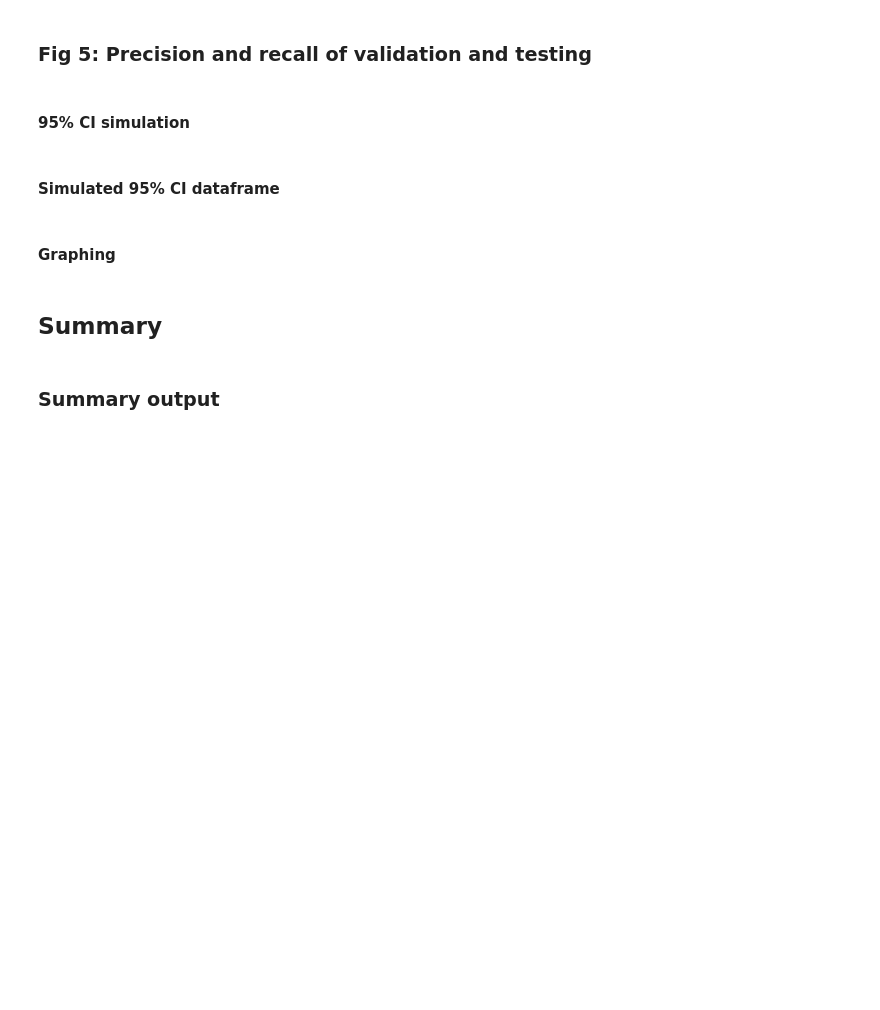
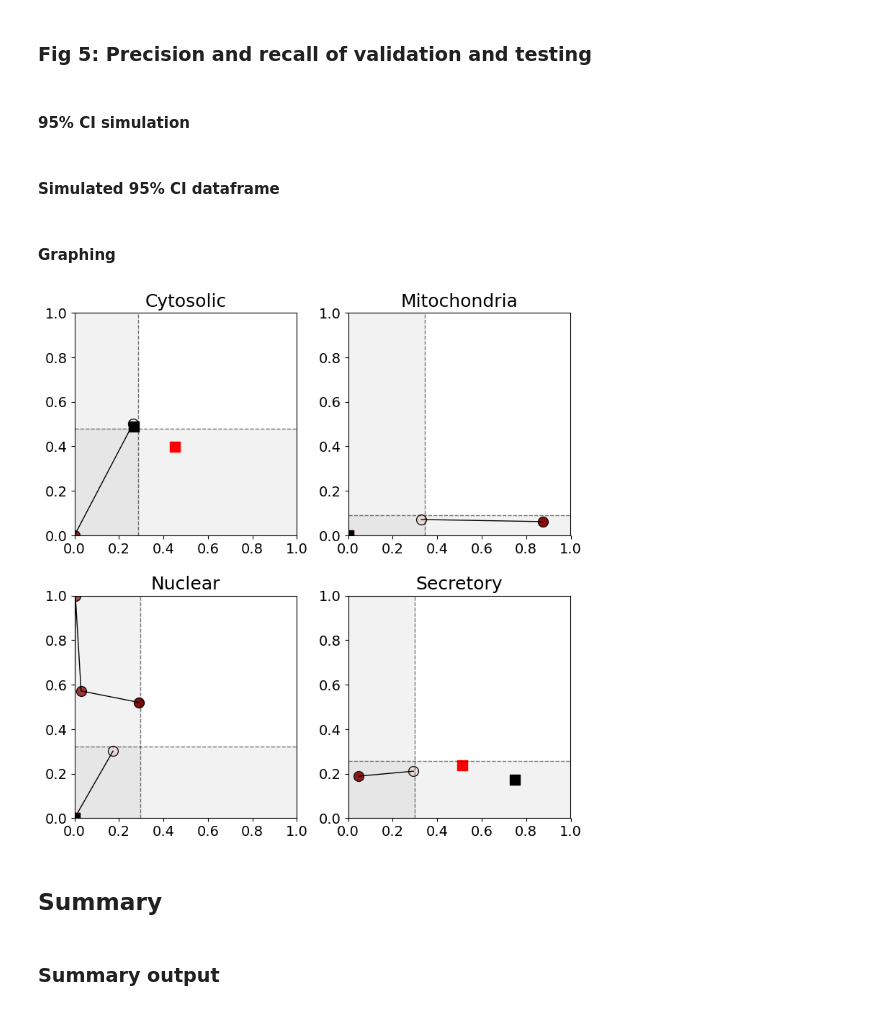
Before and after one commit to VacantiLab/ProteinLocalization, a Jupyter notebook: Pytorch model localization prediction customNN NV.ipynb, the cells around one changed output. Saved outputs shown, nothing was run; the diff lists cells and outputs as text; code cells hidden in the pictures; blank space fills up the shorter version.

```diff
--- a/Pytorch model localization prediction customNN NV.ipynb
+++ b/Pytorch model localization prediction customNN NV.ipynb
@@ -1463,7 +1353,16 @@ exp_lr_scheduler = lr_scheduler.CosineAnnealingWarmRestarts(optimizer, T_0=50, T
+# %%
+with open('progress.txt', 'w') as file:
+    # Write some text to the file
+    file.write('starting epoch log' + '\n')
+
+for i in range(0,4):
+    with open('progress.txt', 'a') as file:
+        # Write some text to the file
+        file.write('finished epoch: ' + str(i) + '\n')
 # %% [markdown]
 ### Run the model
 # %%
-epochs = 4000
+epochs = 10
 early_stop_patience = epochs
 
 
@@ -1509,6 +1408,11 @@ current_lr = Learner_rate
 # Initialize early stopping
 early_stopping = EarlyStopping(patience=early_stop_patience, min_delta=0.0001, verbose=True)
 
+# Create the file to log the epoch progress
+with open('progress.txt', 'w') as file:
+    # Write some text to the file
+    file.write('starting epoch log' + '\n')
+
 # epochs
 for t in range(epochs+1):
 
@@ -1533,6 +1437,13 @@ for t in range(epochs+1):
 
     Epoch = t
     print(f"{str(Epoch):>5s}{train_loss:>13f}{val_loss:>11f}{train_accuracy:>16f}{val_accuracy:>14f}{current_lr:>16f}")
+
+    # Append epoch progress to the progress file
+    with open('progress.txt', 'a') as file:
+        # Write some text to the file
+        file.write('finished epoch: ' + str(t) + '\n')
+
+
     PerformanceDF.loc[t,:]=[Epoch,train_loss,val_loss,train_accuracy,val_accuracy]
     for i in range(4):
         PrecisionRecallDF.loc[index]=[Epoch, i, precision[i], recall[i]]
@@ -1962,36 +1915,38 @@ for i, ax in enumerate(axes.flatten()):
     #ax.set_xlabel('Recall (Sensitivity)',fontsize=FontSizeBig)
     #ax.set_ylabel('Precision\n(Positive Predictive Value)',fontsize=FontSizeBig)
     ax.set_xlabel('')
     ax.set_ylabel('')
 
     ax.grid(False)
 
     # Add in a scatter dot to label the precision and recall of testing set
     ax.scatter(J_recall[i], J_precision[i], s=100, color='red', edgecolors='red', linewidths=1, marker='s')
     ax.scatter(M_recall[i], M_precision[i], s=100, color='black', edgecolors='black', linewidths=1, marker='s')
 
     # Create custom legend handles
-    krug_handle = mlines.Line2D([], [], color=colormaps[i](0.5), marker='o', linestyle='None', markersize=10, label='Krug validation set')
-    johansson_handle = mlines.Line2D([], [], color='red', marker='s', linestyle='None', markersize=10, label='Johansson test set')
-    mertins_handle = mlines.Line2D([], [], color='black', marker='s', linestyle='None', markersize=10, label='Mertins test set')
+    #krug_handle = mlines.Line2D([], [], color=colormaps[i](0.5), marker='o', linestyle='None', markersize=10, label='Krug validation set')
+    #johansson_handle = mlines.Line2D([], [], color='red', marker='s', linestyle='None', markersize=10, label='Johansson test set')
+    #mertins_handle = mlines.Line2D([], [], color='black', marker='s', linestyle='None', markersize=10, label='Mertins test set')
 
     # Add a legend
     #ax.legend(handles=[krug_handle, johansson_handle, mertins_handle], loc='upper right',fontsize=FontSizeSmall)
 
     # Set tick mark label font size
     ax.tick_params(axis='both', which='major', labelsize=14)
 
     # Set aspect ratio to be equal (make x and y axes equal length)
     ax.set_aspect('equal', adjustable='box')
 
     # Set tick marks to be every 0.2 units
     ax.xaxis.set_major_locator(MultipleLocator(0.2))
     ax.yaxis.set_major_locator(MultipleLocator(0.2))
 
 plt.tight_layout()
 plt.show()
 
 figure5 = fig.savefig(figure_folder_path + f'figure5_precision_recall_{Run_Name}_{Time_Stamp}.png')
+# %% [output]
+[figure, added]
 # %% [markdown]
 ## Summary
 # %% [markdown]
```
Also changed, not shown: parts of 19 cells of this notebook, 4 other files.
